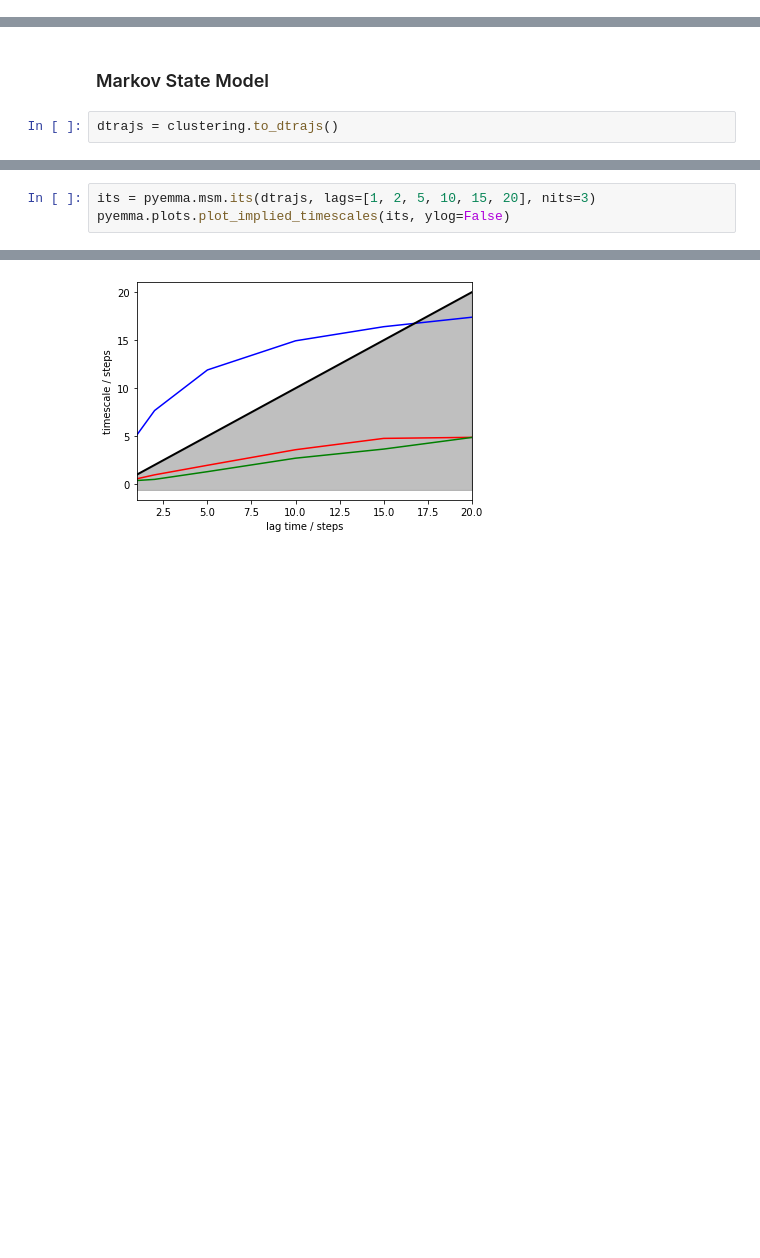
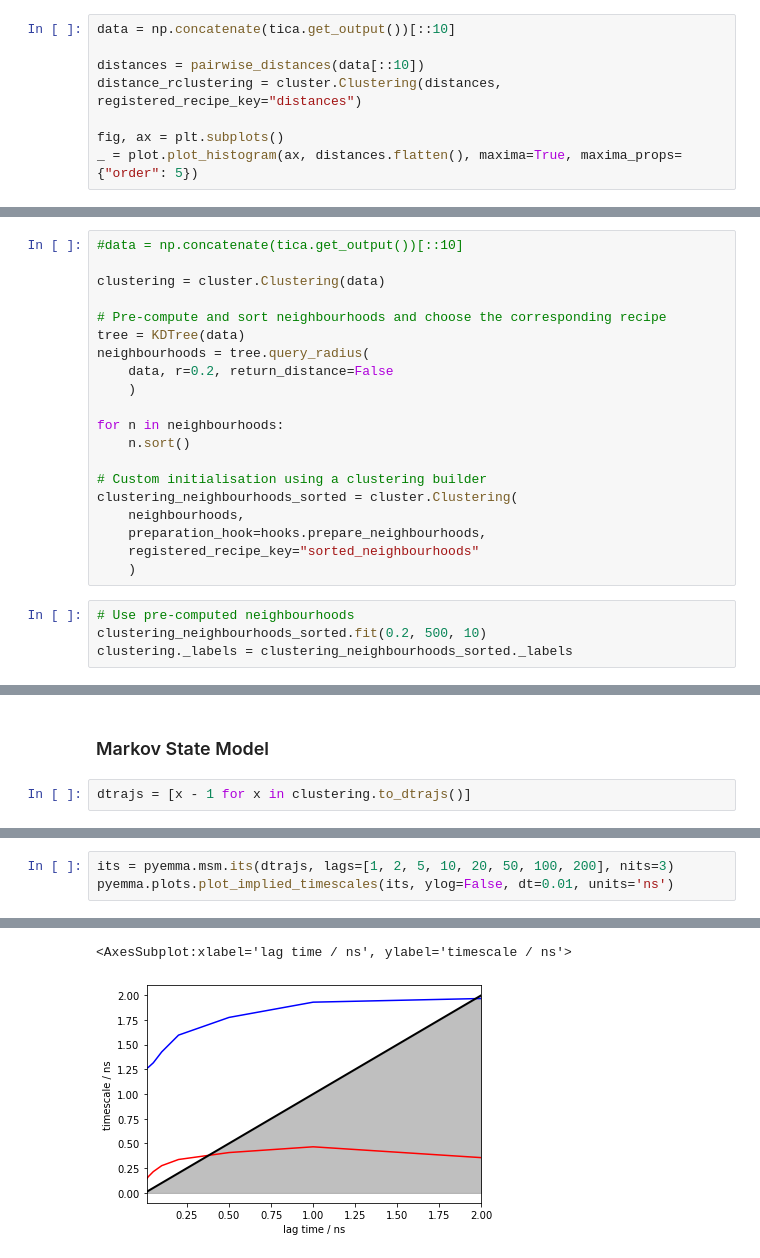
Before and after one commit to janjoswig/AlgoSB2021, a Jupyter notebook: example/example_VGLAPG.ipynb, the cells around one changed output, grey strips where cells are left out. Cells and saved outputs as stored; diff of their text form; blank space fills up the shorter version.

Commit message:
example clustering update

```diff
--- a/example/example_VGLAPG.ipynb
+++ b/example/example_VGLAPG.ipynb
@@ -58,0 +73,8 @@ _ = clustering.evaluate()
+# %%
+data = np.concatenate(tica.get_output())[::10]
+
+distances = pairwise_distances(data[::10])
+distance_rclustering = cluster.Clustering(distances, registered_recipe_key="distances")
+
+fig, ax = plt.subplots()
+_ = plot.plot_histogram(ax, distances.flatten(), maxima=True, maxima_props={"order": 5})
@@ -58,0 +83,24 @@ _ = clustering.evaluate()
+# %%
+#data = np.concatenate(tica.get_output())[::10]
+
+clustering = cluster.Clustering(data)
+
+# Pre-compute and sort neighbourhoods and choose the corresponding recipe
+tree = KDTree(data)
+neighbourhoods = tree.query_radius(
+    data, r=0.2, return_distance=False
+    )
+
+for n in neighbourhoods:
+    n.sort()
+
+# Custom initialisation using a clustering builder
+clustering_neighbourhoods_sorted = cluster.Clustering(
+    neighbourhoods,
+    preparation_hook=hooks.prepare_neighbourhoods,
+    registered_recipe_key="sorted_neighbourhoods"
+    )
+# %%
+# Use pre-computed neighbourhoods
+clustering_neighbourhoods_sorted.fit(0.2, 500, 10)
+clustering._labels = clustering_neighbourhoods_sorted._labels
@@ -59,4 +116,4 @@ _ = clustering.evaluate()
 # %% [markdown]
 ### Markov State Model
 # %%
-dtrajs = clustering.to_dtrajs()
+dtrajs = [x - 1 for x in clustering.to_dtrajs()]
@@ -63,4 +128,4 @@ dtrajs = clustering.to_dtrajs()
 # %%
-its = pyemma.msm.its(dtrajs, lags=[1, 2, 5, 10, 15, 20], nits=3)
-pyemma.plots.plot_implied_timescales(its, ylog=False)
+its = pyemma.msm.its(dtrajs, lags=[1, 2, 5, 10, 20, 50, 100, 200], nits=3)
+pyemma.plots.plot_implied_timescales(its, ylog=False, dt=0.01, units='ns')
 # %% [output]
@@ -68,2 +141,3 @@ pyemma.plots.plot_implied_timescales(its, ylog=False)
+<AxesSubplot:xlabel='lag time / ns', ylabel='timescale / ns'>
-[figure, old version]
+[figure, new version]
 # %%
```
Also changed, not shown: parts of 26 cells of this notebook, 1 other file.
